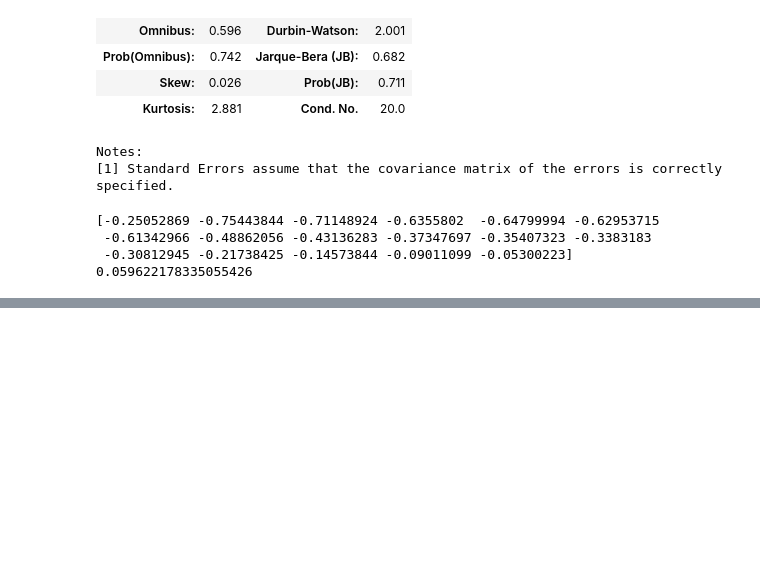
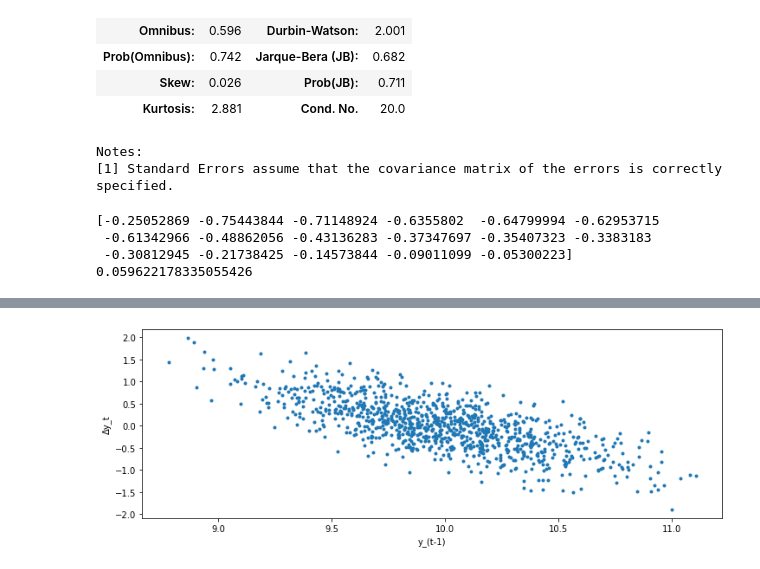
Before and after one commit to ningja1/blog_notebooks, a Jupyter notebook: stationary_adf_test/post.ipynb, the cells around one changed output, grey strips where cells are left out. Saved outputs shown, nothing was run; the diff lists cells and outputs as text; code cells hidden in the pictures; blank space fills up the shorter version.

```diff
--- a/stationary_adf_test/post.ipynb
+++ b/stationary_adf_test/post.ipynb
@@ -107,0 +128,10 @@ print(reg.coef_, reg.intercept_)
+# %%
+plt.figure(figsize=[12, 4])
+train_X = y[:-1].reshape(-1,1)
+train_y = pd.Series(y).diff().dropna().values
+plt.plot(train_X,train_y,'.')
+plt.ylabel('Δy_t')
+plt.xlabel('y_(t-1)')
+plt.show()
+# %% [output]
+[figure, added]
```
Also changed, not shown: parts of 5 cells of this notebook.
